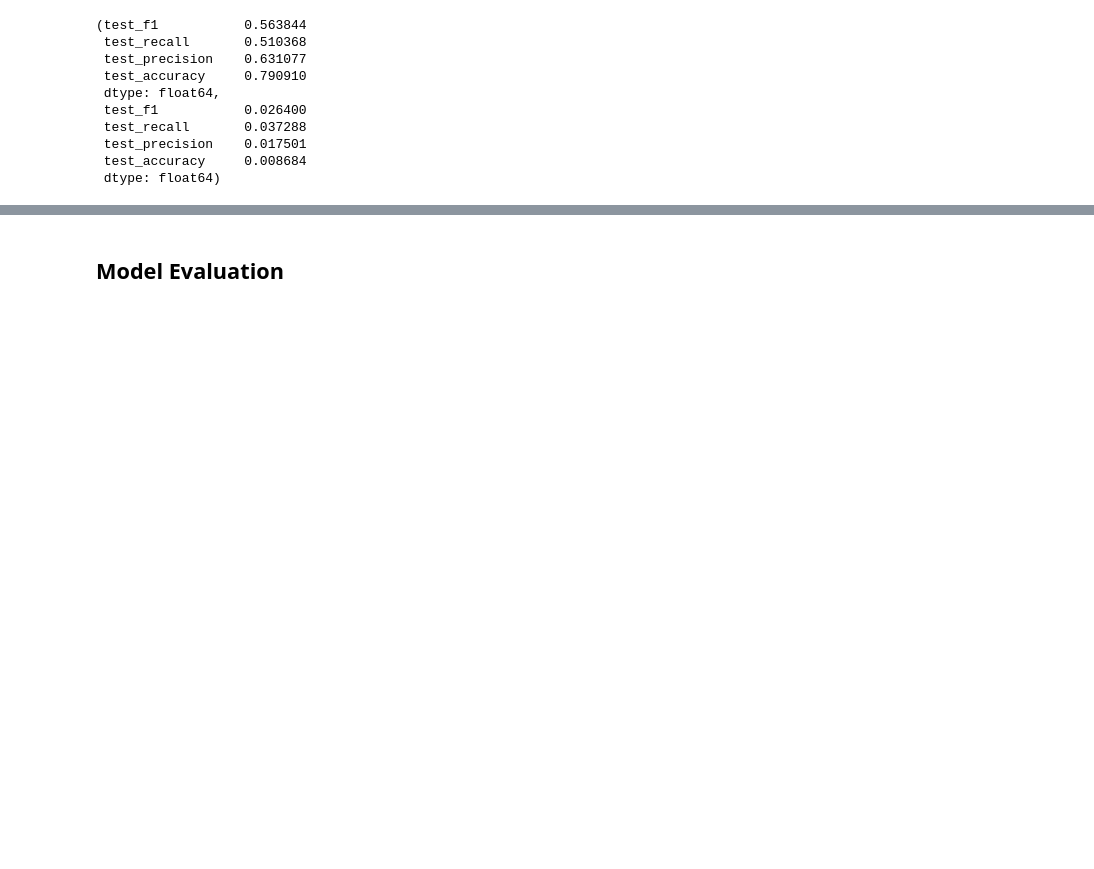
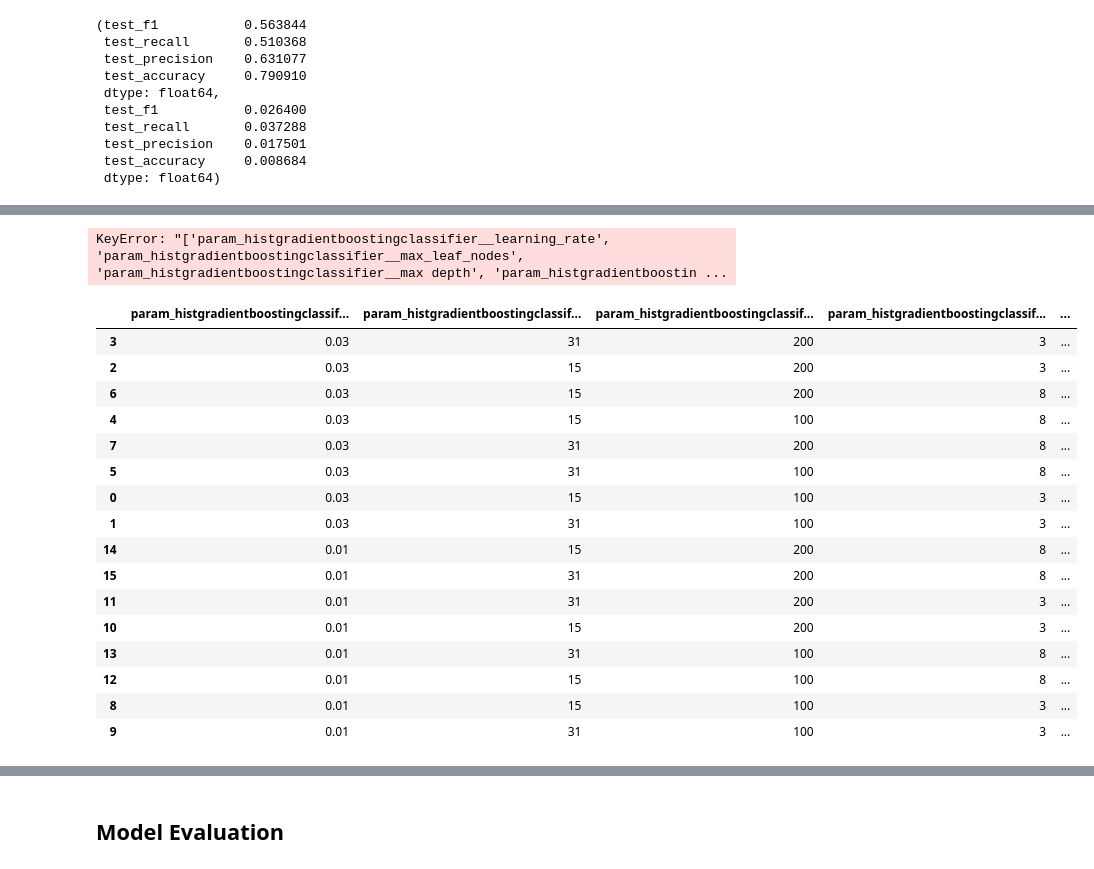
Before and after one commit to rabe156/Telco-Customer-Churn-Prediction, a Jupyter notebook: notebooks/customer_churn_analysis.ipynb, the cells around one changed output, grey strips where cells are left out. Saved outputs shown, nothing was run; the diff lists cells and outputs as text; code cells hidden in the pictures; blank space fills up the shorter version.

Commit message:
model chosen and evaluated

```diff
--- a/notebooks/customer_churn_analysis.ipynb
+++ b/notebooks/customer_churn_analysis.ipynb
@@ -733,0 +771,52 @@ the gradient boosting trees trains on different features because with each tree
+# %%
+
+GradientBoostModel=make_pipeline(
+    preprocessing,
+    HistGradientBoostingClassifier(random_state=42)
+)
+
+cv=StratifiedKFold(n_splits=5 ,shuffle=True , random_state=42)
+scoring={"f1":safef1 , "recall":saferecall , "precision":safeprecision , "accuracy":"accuracy"}
+param_grid={
+    "histgradientboostingclassifier__learning_rate" : [0.03,0.01],
+    "histgradientboostingclassifier__max_leaf_nodes" : [15,31],
+    "histgradientboostingclassifier__max_depth" : [3,8],
+    "histgradientboostingclassifier__max_iter" : [100 , 200],
+
+}
+
+TunnedModel=GridSearchCV(GradientBoostModel , param_grid=param_grid, cv=cv ,scoring=safef1 , n_jobs=2)
+TunnedModel.fit(XTrain , YTrain)
+# %% [output]
+KeyError: "['param_histgradientboostingclassifier__learning_rate', 'param_histgradientboostingclassifier__max_leaf_nodes', 'param_histgradientboostingclassifier__max depth', 'param_histgradientboostin ...
+# %%
+Results=pd.DataFrame(TunnedModel.cv_results_)
+# %%
+ColumnsToKeep=[
+    "param_histgradientboostingclassifier__learning_rate",
+    "param_histgradientboostingclassifier__max_leaf_nodes",
+    "param_histgradientboostingclassifier__max_iter",
+    "param_histgradientboostingclassifier__max_depth",
+    'mean_test_score',
+    'std_test_score',
+    'rank_test_score'
+]
+Results[ColumnsToKeep].sort_values(by="rank_test_score")
+# %% [output]
+|  | param_histgradientboostingclassif... | param_histgradientboostingclassif... | param_histgradientboostingclassif... | param_histgradientboostingclassif... | ... |
+| 3 | 0.03 | 31 | 200 | 3 | ... |
+| 2 | 0.03 | 15 | 200 | 3 | ... |
+| 6 | 0.03 | 15 | 200 | 8 | ... |
+| 4 | 0.03 | 15 | 100 | 8 | ... |
+| 7 | 0.03 | 31 | 200 | 8 | ... |
+| 5 | 0.03 | 31 | 100 | 8 | ... |
+| 0 | 0.03 | 15 | 100 | 3 | ... |
+| 1 | 0.03 | 31 | 100 | 3 | ... |
+| 14 | 0.01 | 15 | 200 | 8 | ... |
+| 15 | 0.01 | 31 | 200 | 8 | ... |
+| 11 | 0.01 | 31 | 200 | 3 | ... |
+| 10 | 0.01 | 15 | 200 | 3 | ... |
+| 13 | 0.01 | 31 | 100 | 8 | ... |
+| 12 | 0.01 | 15 | 100 | 8 | ... |
+| 8 | 0.01 | 15 | 100 | 3 | ... |
+| 9 | 0.01 | 31 | 100 | 3 | ... |
```
Also changed, not shown: parts of 11 cells of this notebook.
